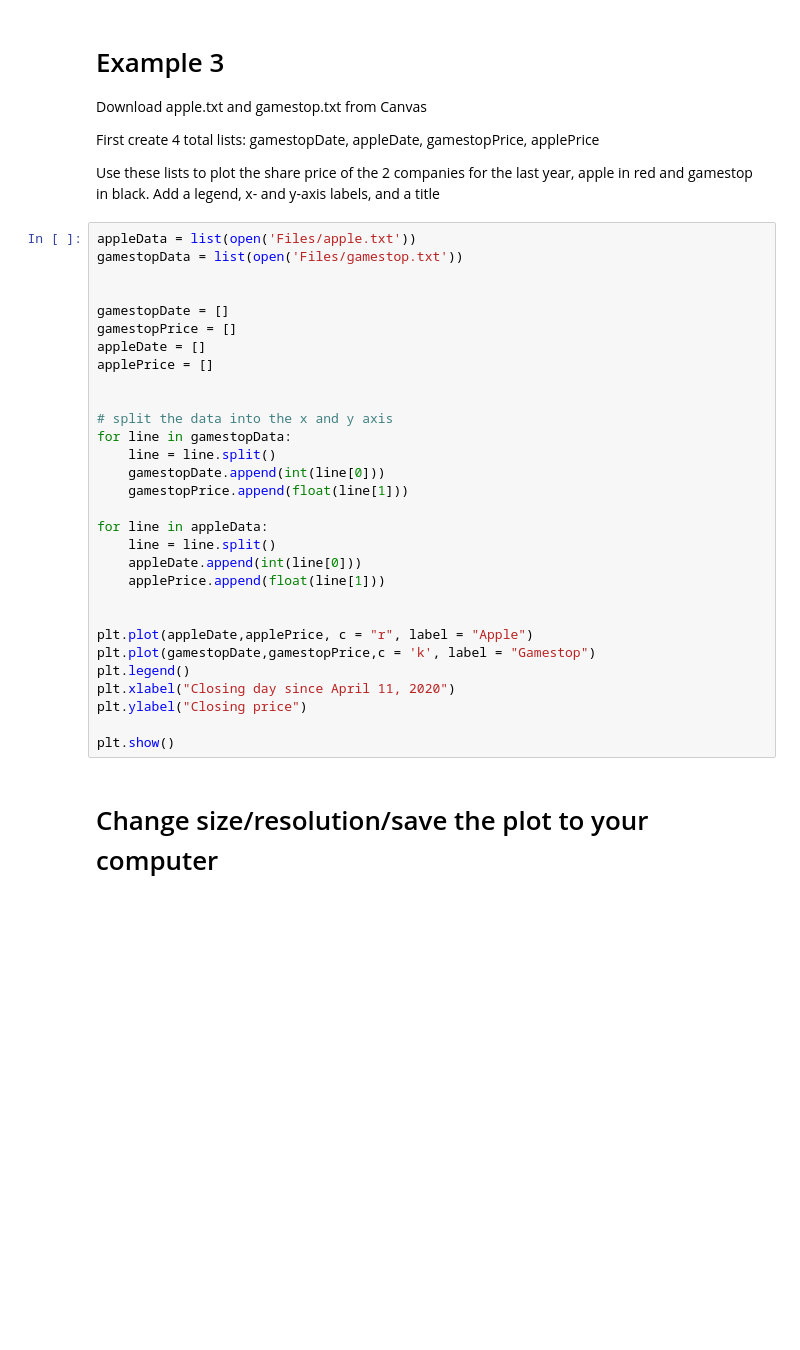
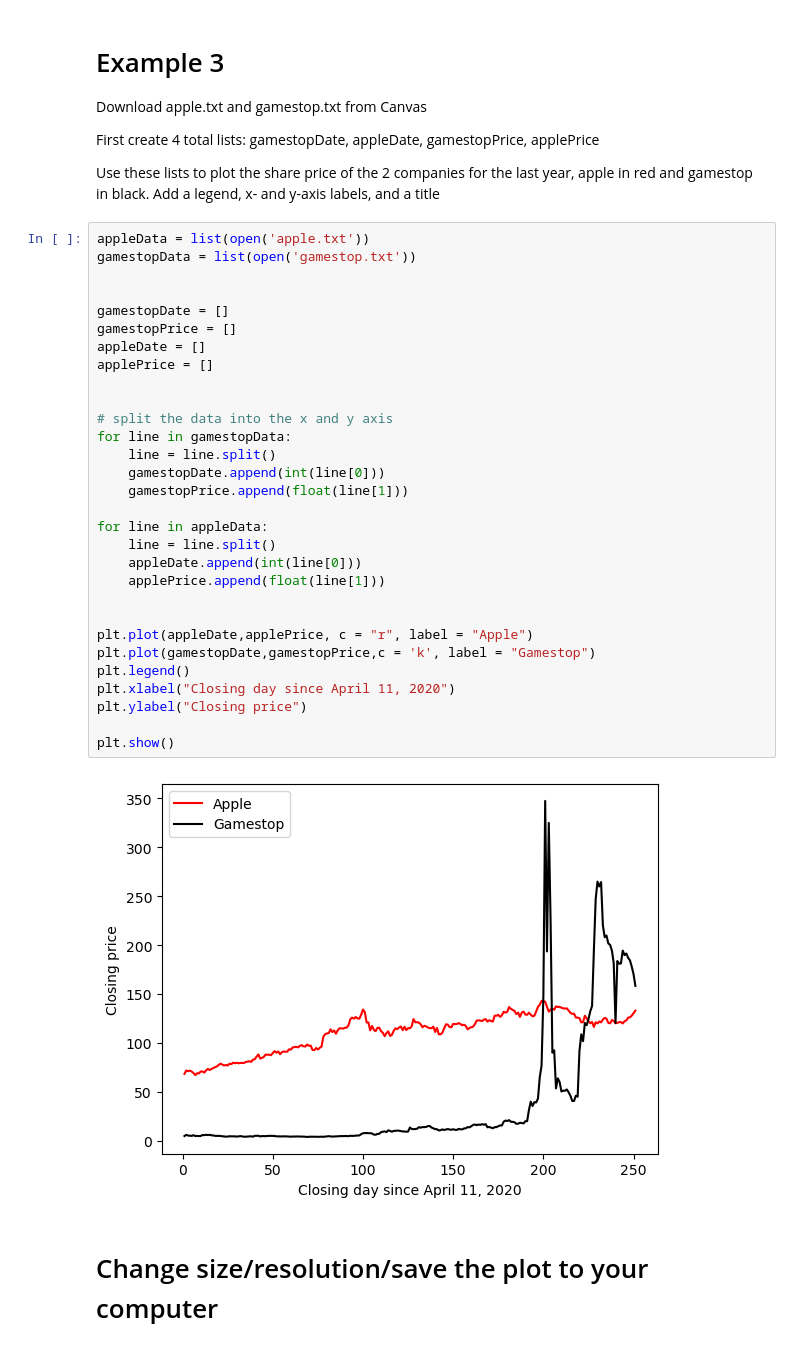
Before and after one commit to anthonyHigareda/matPlotLibandPandas, a Jupyter notebook: Lecture8_MatPlotLibDemo.ipynb, the cells around one changed output. Cells and saved outputs as stored; diff of their text form; blank space fills up the shorter version.

```diff
--- a/Lecture8_MatPlotLibDemo.ipynb
+++ b/Lecture8_MatPlotLibDemo.ipynb
@@ -242,35 +288,37 @@ First create 4 total lists: gamestopDate, appleDate, gamestopPrice, applePrice
 
 Use these lists to plot the share price of the 2 companies for the last year, apple in red and gamestop in black. Add a legend, x- and y-axis labels, and a title
 # %%
-appleData = list(open('Files/apple.txt'))
-gamestopData = list(open('Files/gamestop.txt'))
+appleData = list(open('apple.txt'))
+gamestopData = list(open('gamestop.txt'))
 
 
 gamestopDate = []
 gamestopPrice = []
 appleDate = []
 applePrice = []
 
 
 # split the data into the x and y axis
 for line in gamestopData:
     line = line.split()
     gamestopDate.append(int(line[0]))
     gamestopPrice.append(float(line[1]))
 
 for line in appleData:
     line = line.split()
     appleDate.append(int(line[0]))
     applePrice.append(float(line[1]))
 
 
 plt.plot(appleDate,applePrice, c = "r", label = "Apple")
 plt.plot(gamestopDate,gamestopPrice,c = 'k', label = "Gamestop")
 plt.legend()
 plt.xlabel("Closing day since April 11, 2020")
 plt.ylabel("Closing price")
 
 plt.show()
+# %% [output]
+[figure, added]
 # %% [markdown]
 # Change size/resolution/save the plot to your computer
 # %%
```
Also changed, not shown: parts of 15 cells of this notebook.
